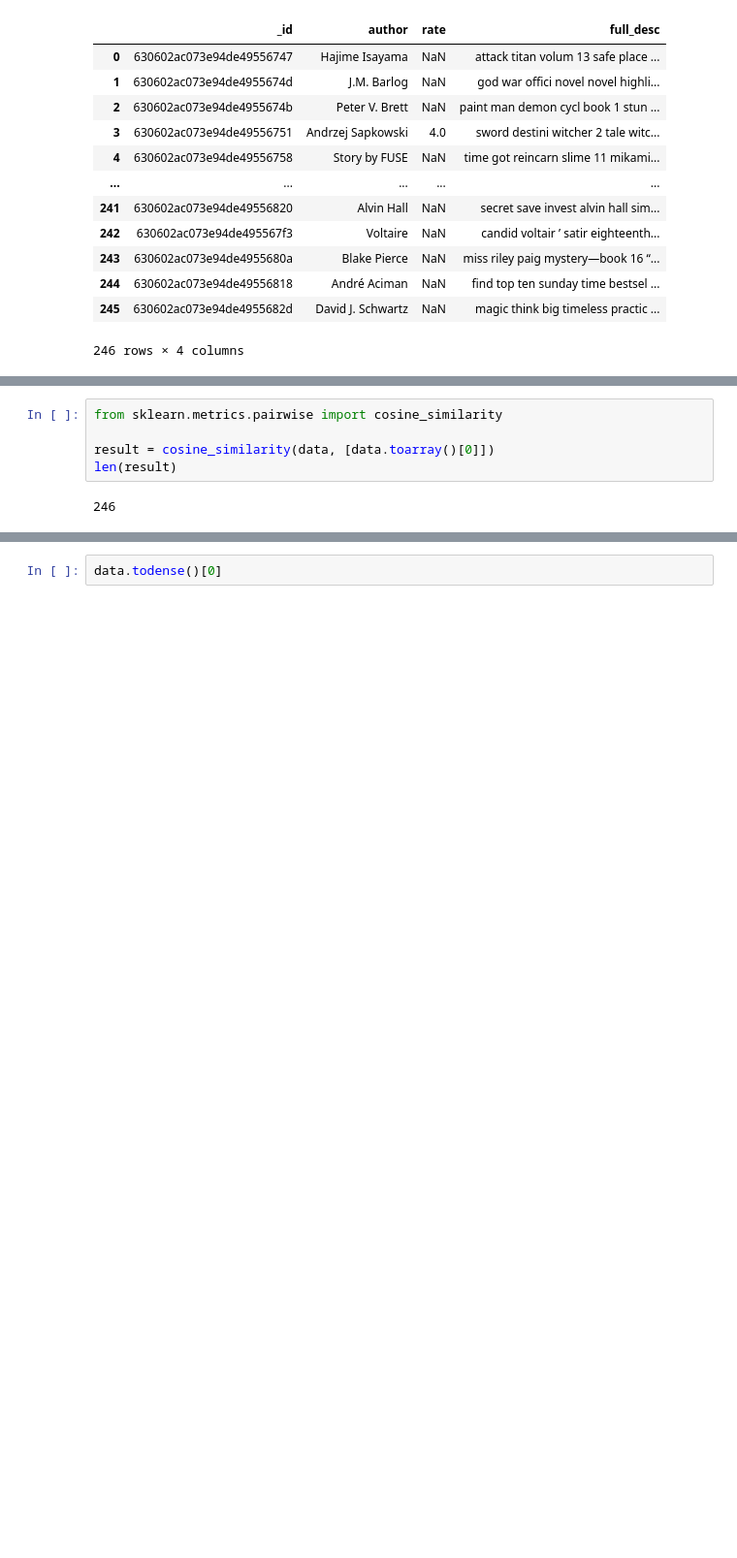
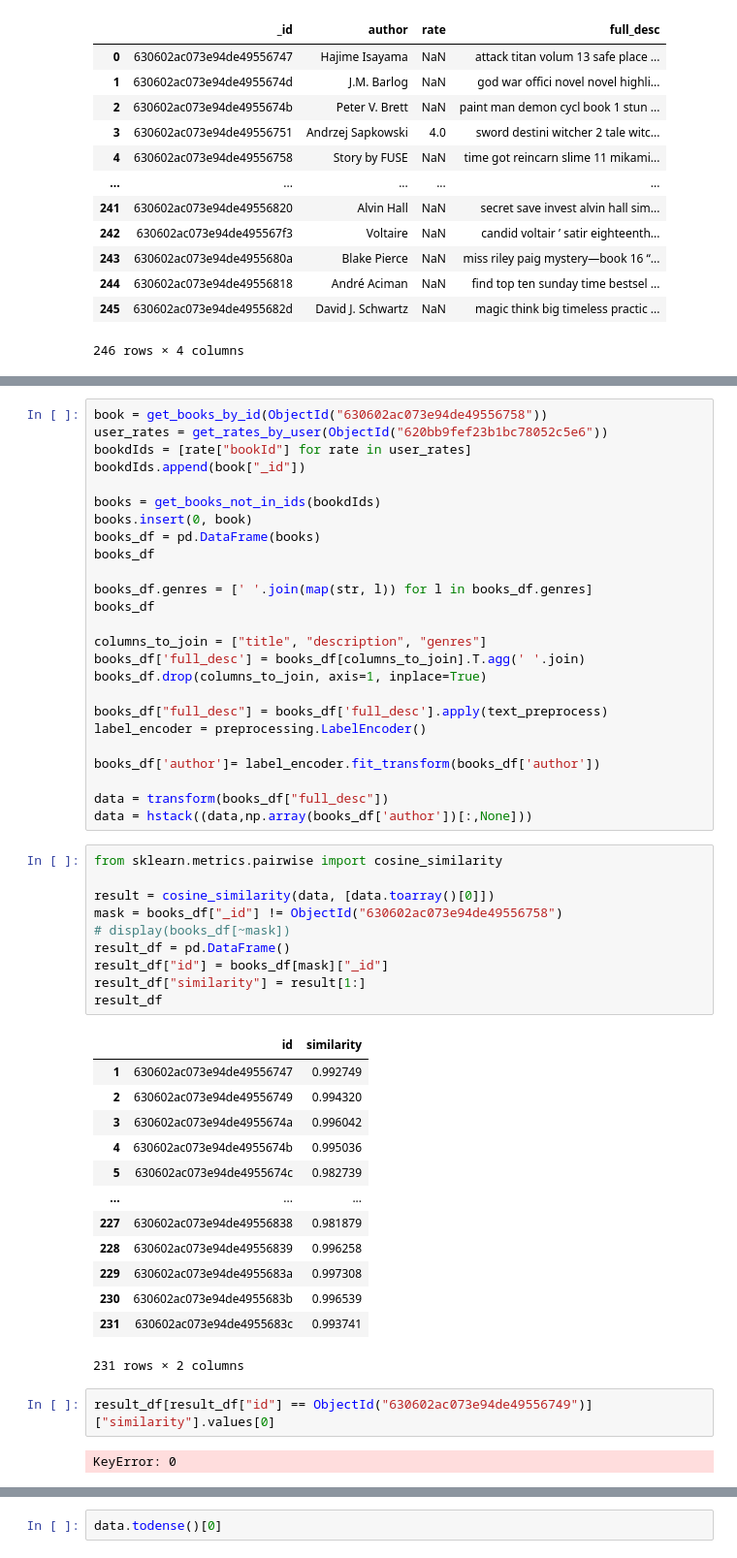
Before and after one commit to pyaryna/masters, a Jupyter notebook: python/content based/draft.ipynb, the cells around one changed output, grey strips where cells are left out. Shown: that part at 97% size. Saved outputs shown, nothing was run; the diff lists cells and outputs as text; blank space fills up the shorter version.

```diff
--- a/python/content based/draft.ipynb
+++ b/python/content based/draft.ipynb
@@ -244,7 +285,53 @@ result_df
+# %%
+book = get_books_by_id(ObjectId("630602ac073e94de49556758"))
+user_rates = get_rates_by_user(ObjectId("620bb9fef23b1bc78052c5e6"))
+bookdIds = [rate["bookId"] for rate in user_rates]
+bookdIds.append(book["_id"])
+
+books = get_books_not_in_ids(bookdIds)
+books.insert(0, book)
+books_df = pd.DataFrame(books)
+books_df
+
+books_df.genres = [' '.join(map(str, l)) for l in books_df.genres]
+books_df
+
+columns_to_join = ["title", "description", "genres"]
+books_df['full_desc'] = books_df[columns_to_join].T.agg(' '.join)
+books_df.drop(columns_to_join, axis=1, inplace=True)
+
+books_df["full_desc"] = books_df['full_desc'].apply(text_preprocess)
+label_encoder = preprocessing.LabelEncoder()
+
+books_df['author']= label_encoder.fit_transform(books_df['author'])
+
+data = transform(books_df["full_desc"])
+data = hstack((data,np.array(books_df['author'])[:,None]))
 # %%
 from sklearn.metrics.pairwise import cosine_similarity
 
 result = cosine_similarity(data, [data.toarray()[0]])
-len(result)
+mask = books_df["_id"] != ObjectId("630602ac073e94de49556758")
+# display(books_df[~mask])
+result_df = pd.DataFrame()
+result_df["id"] = books_df[mask]["_id"]
+result_df["similarity"] = result[1:]
+result_df
 # %% [output]
+|  | id | similarity |
+| 1 | 630602ac073e94de49556747 | 0.992749 |
+| 2 | 630602ac073e94de49556749 | 0.994320 |
+| 3 | 630602ac073e94de4955674a | 0.996042 |
+| 4 | 630602ac073e94de4955674b | 0.995036 |
+| 5 | 630602ac073e94de4955674c | 0.982739 |
+| ... | ... | ... |
+| 227 | 630602ac073e94de49556838 | 0.981879 |
+| 228 | 630602ac073e94de49556839 | 0.996258 |
+| 229 | 630602ac073e94de4955683a | 0.997308 |
+| 230 | 630602ac073e94de4955683b | 0.996539 |
+| 231 | 630602ac073e94de4955683c | 0.993741 |
-246
+231 rows × 2 columns
+# %%
+result_df[result_df["id"] == ObjectId("630602ac073e94de49556749")]["similarity"].values[0]
+# %% [output]
+KeyError: 0
```
Also changed, not shown: parts of 10 cells of this notebook, 4 other files.
